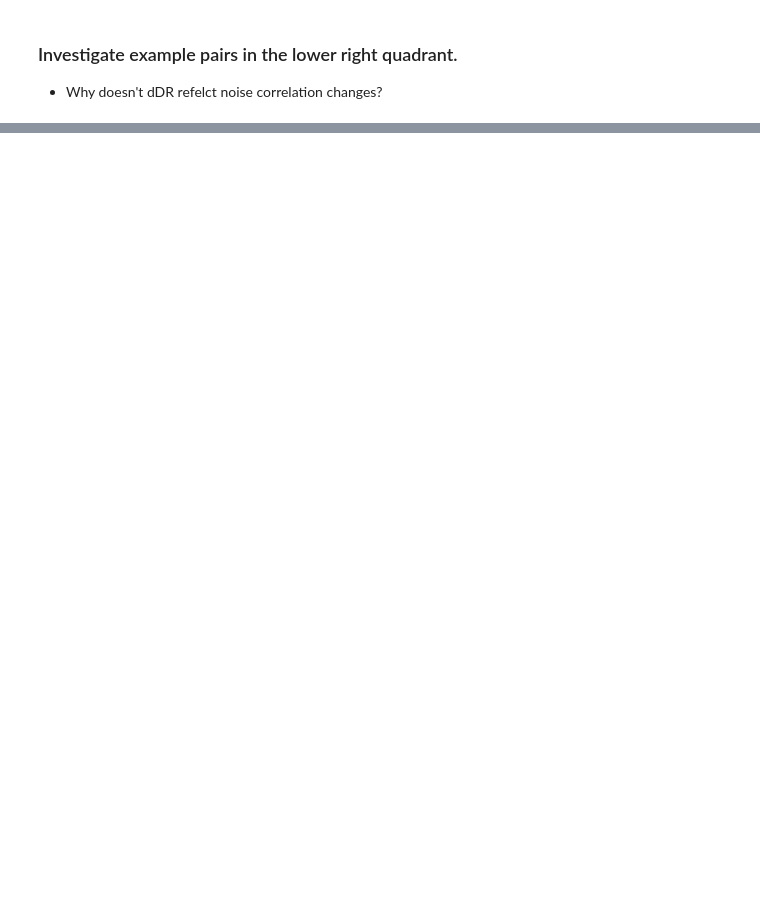
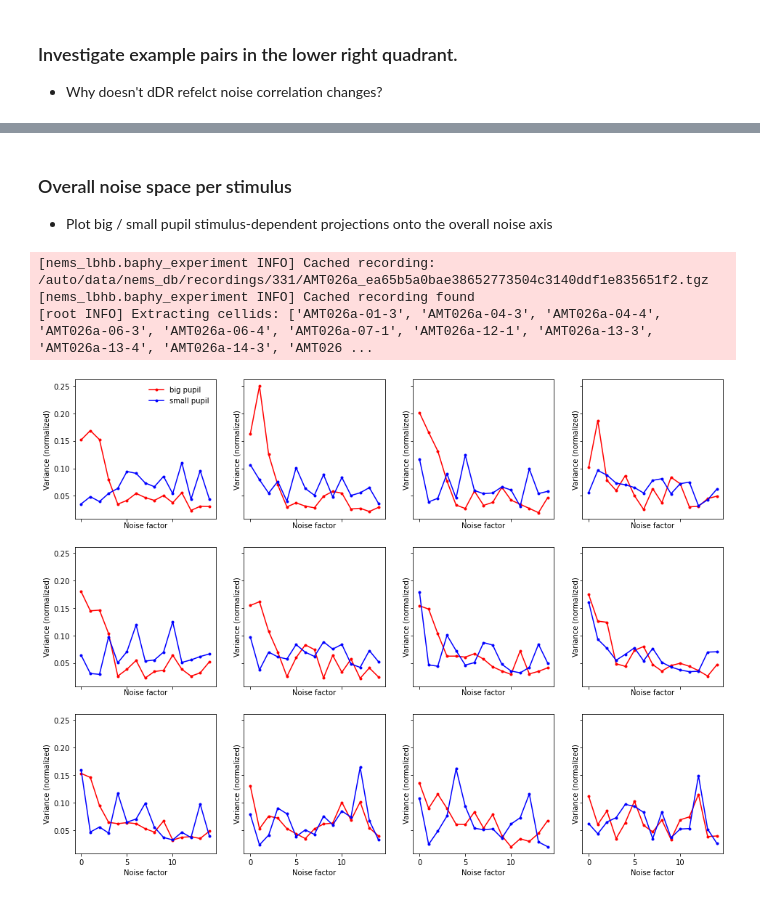
Before and after one commit to crheller/nat_pup_ms, a Jupyter notebook: test_scripts/may21_updates.ipynb, the cells around one changed output, grey strips where cells are left out. Drawn from its saved outputs; the diff is of its cells as text; code cells hidden in the pictures; blank space fills up the shorter version.

```diff
--- a/test_scripts/may21_updates.ipynb
+++ b/test_scripts/may21_updates.ipynb
@@ -380,0 +365,61 @@ Overall: 26.678565950354937
+# %% [markdown]
+### Overall noise space per stimulus
+* Plot big / small pupil stimulus-dependent projections onto the overall noise axis
+# %%
+site = 'AMT026a'
+batch = 331
+X, sp_bins, X_pup, pup_mask, epochs = decoding.load_site(site=site, batch=331,
+                                       return_epoch_list=True,
+                                       exclude_low_fr=False,
+                                       threshold=4)
+ncells = X.shape[0]
+nreps = X.shape[1]
+nstim = X.shape[2]
+nbins = X.shape[3]
+sp_bins = sp_bins.reshape(1, sp_bins.shape[1], nstim * nbins)
+nstim = nstim * nbins
+nreps = X.shape[1]
+
+# =============================== reshape data ===================================
+# reshape mask to match data
+pup_mask = pup_mask.reshape(1, nreps, nstim)
+# reshape X
+X = X.reshape(ncells, nreps, nstim)
+# reshape X_pup
+X_pup = X_pup.reshape(1, nreps, nstim)
+
+# normalize data
+X_raw = X
+X, _ = nat_preproc.scale_est_val([X], [X])
+X = X[0]
+# %% [output]
+[nems_lbhb.baphy_experiment INFO] Cached recording: /auto/data/nems_db/recordings/331/AMT026a_ea65b5a0bae38652773504c3140ddf1e835651f2.tgz
+[nems_lbhb.baphy_experiment INFO] Cached recording found
+[root INFO] Extracting cellids: ['AMT026a-01-3', 'AMT026a-04-3', 'AMT026a-04-4', 'AMT026a-06-3', 'AMT026a-06-4', 'AMT026a-07-1', 'AMT026a-12-1', 'AMT026a-13-3', 'AMT026a-13-4', 'AMT026a-14-3', 'AMT026 ...
+# %%
+from sklearn.decomposition import FactorAnalysis, PCA
+# get noise axis (with FA)
+residual = X - X.mean(axis=1, keepdims=True)
+fa = FactorAnalysis(n_components=residual.shape[0], random_state=0)
+fa.fit(residual.reshape(residual.shape[0], -1).T)
+#fa = PCA(n_components=residual.shape[0])
+#fa.fit(residual.reshape(residual.shape[0], -1).T)
+norm = np.linalg.norm(fa.components_, axis=1)
+norm[norm==0] = 1
+factors = (fa.components_.T / norm).T
+
+# for each unique stimulus, project large/small pupil data onto these axes
+f, ax = plt.subplots(3, 4, figsize=(16, 12), sharex=True, sharey=True)
+for i, (s, a) in enumerate(zip(range(residual.shape[-1]), ax.flatten())):
+    bp = residual[:, pup_mask[0, :, s], s]
+    sp =  residual[:, ~pup_mask[0, :, s], s]
+    bpvar = bp.T.dot(factors.T).var(axis=0) / sum(bp.T.dot(factors.T).var(axis=0))
+    spvar = sp.T.dot(factors.T).var(axis=0) / sum(sp.T.dot(factors.T).var(axis=0))
+    a.plot(bpvar[np.linalg.norm(factors, axis=1)>0], '.-', color='red', label='big pupil')
+    a.plot(spvar[np.linalg.norm(factors, axis=1)>0], '.-', color='blue', label='small pupil')
+    a.set_xlabel('Noise factor')
+    a.set_ylabel('Variance (normalized)')
+    if i==0:
+        a.legend(frameon=False)
+# %% [output]
+[figure, added]
```
Also changed, not shown: parts of 11 cells of this notebook, 1 other file.
